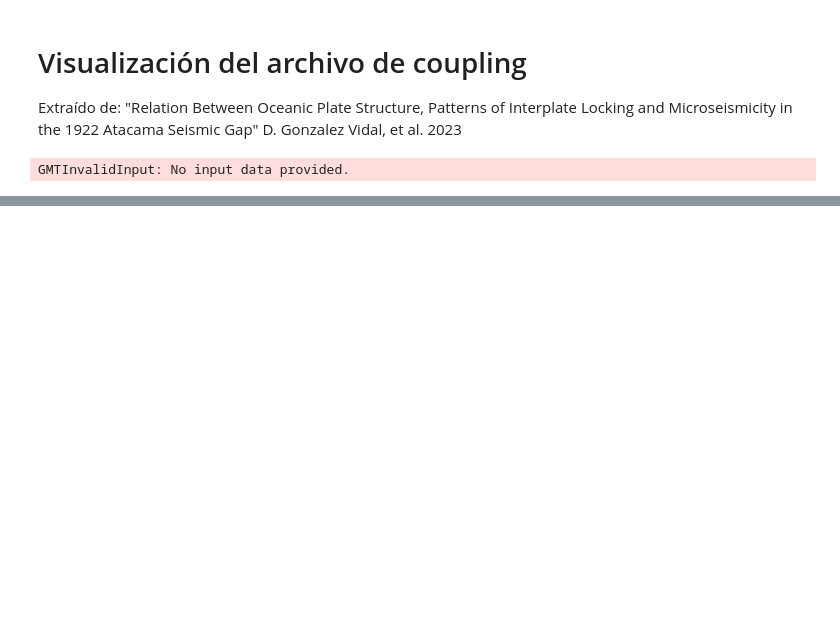
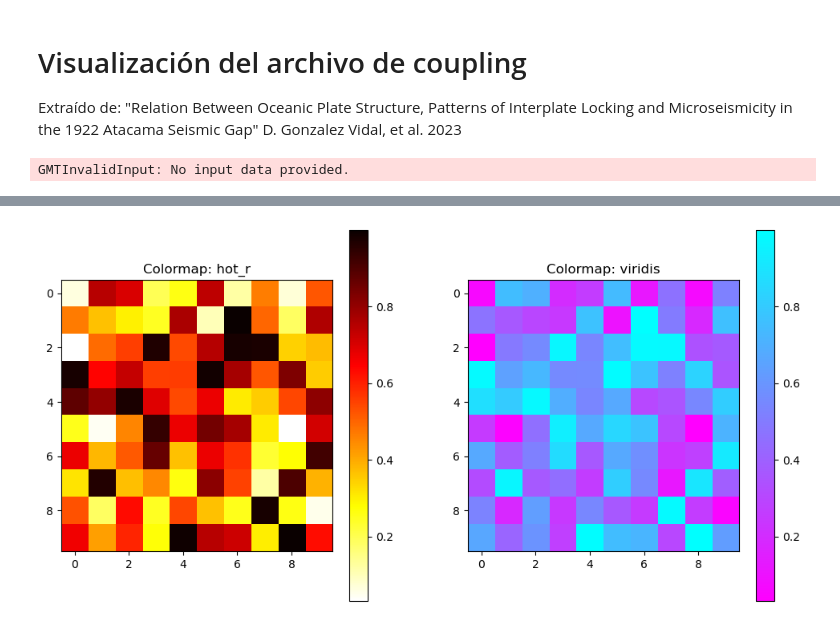
Before and after one commit to alexvillarroel/StochasticSlipGenerator, a Jupyter notebook: util_functions/notebooks/Coupling.ipynb, the cells around one changed output, grey strips where cells are left out. Saved outputs shown, nothing was run; the diff lists cells and outputs as text; code cells hidden in the pictures; blank space fills up the shorter version.

```diff
--- a/util_functions/notebooks/Coupling.ipynb
+++ b/util_functions/notebooks/Coupling.ipynb
@@ -200,0 +365,23 @@ fig.savefig('Coupling.png')
+# %%
+import matplotlib.pyplot as plt
+import numpy as np
+
+# Crear una matriz de ejemplo
+data = np.random.rand(10, 10)
+
+# Crear una figura con dos subplots
+fig, ax = plt.subplots(1, 2, figsize=(12, 6))
+
+# Visualizar datos con la paleta hot_r
+cax1 = ax[0].imshow(data, cmap='hot_r')
+fig.colorbar(cax1, ax=ax[0])
+ax[0].set_title('Colormap: hot_r')
+
+# Visualizar datos con una paleta de colores que contraste (viridis)
+cax2 = ax[1].imshow(data, cmap='cool_r')
+fig.colorbar(cax2, ax=ax[1])
+ax[1].set_title('Colormap: viridis')
+
+plt.show()
+# %% [output]
+[figure, added]
```
Also changed, not shown: parts of 6 cells of this notebook, 8 other files.
